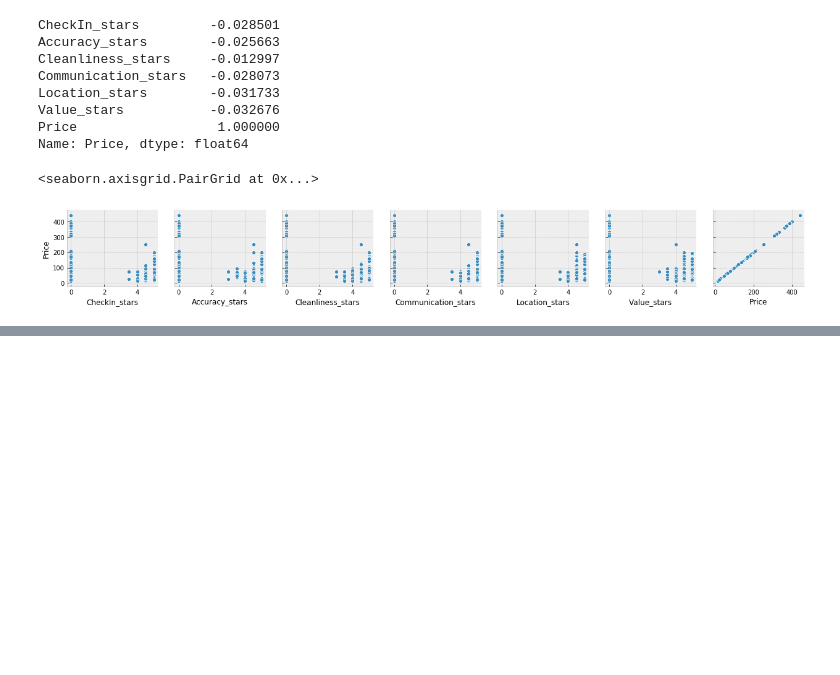
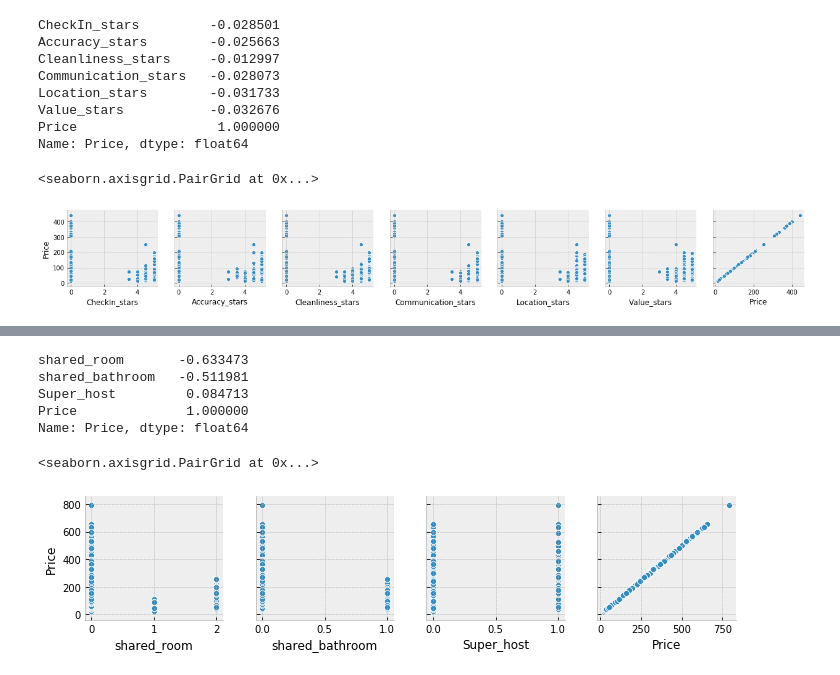
Before and after one commit to nickbent/AirBnB, a Jupyter notebook: notebooks/Exploratory Data Analysis.ipynb, the cells around one changed output, grey strips where cells are left out. Cells and saved outputs as stored; diff of their text form; code cells hidden in the pictures; blank space fills up the shorter version.

```diff
--- a/notebooks/Exploratory Data Analysis.ipynb
+++ b/notebooks/Exploratory Data Analysis.ipynb
@@ -777,0 +789,4 @@ sns.pairplot(data= ReviewStarsCairo,x_vars= ReviewStarsCairo.columns,y_vars=['Pr
+# %%
+NY_rest = NewYorkData[['shared_room', 'shared_bathroom', 'Super_host']]
+NY_rest['Price']= NewYorkData['Price']
+NY_rest.head()
@@ -777,0 +800,13 @@ sns.pairplot(data= ReviewStarsCairo,x_vars= ReviewStarsCairo.columns,y_vars=['Pr
+# %%
+NY_rest.corr()['Price']
+# %% [output]
+shared_room       -0.633473
+shared_bathroom   -0.511981
+Super_host         0.084713
+Price              1.000000
+Name: Price, dtype: float64
+# %%
+sns.pairplot(data= NY_rest,x_vars= NY_rest.columns,y_vars=['Price'])
+# %% [output]
+<seaborn.axisgrid.PairGrid at 0x...>
+[figure, added]
```
Also changed, not shown: parts of 13 cells of this notebook.
